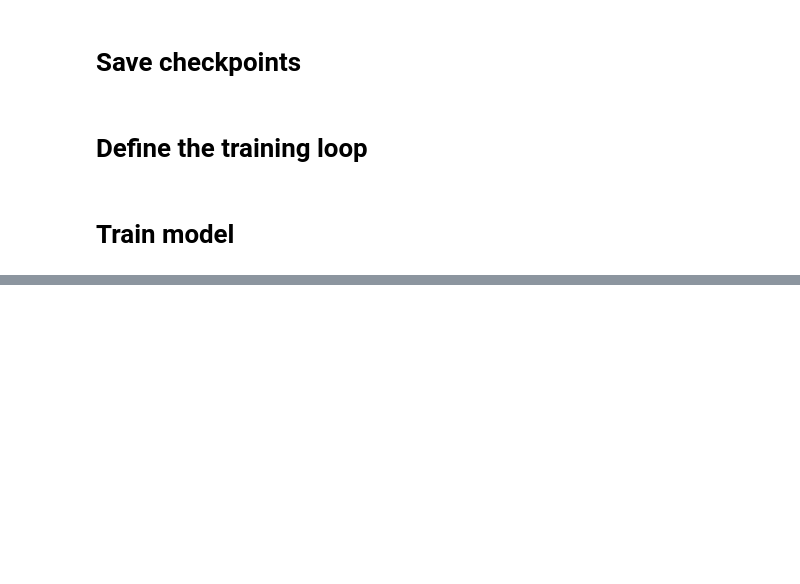
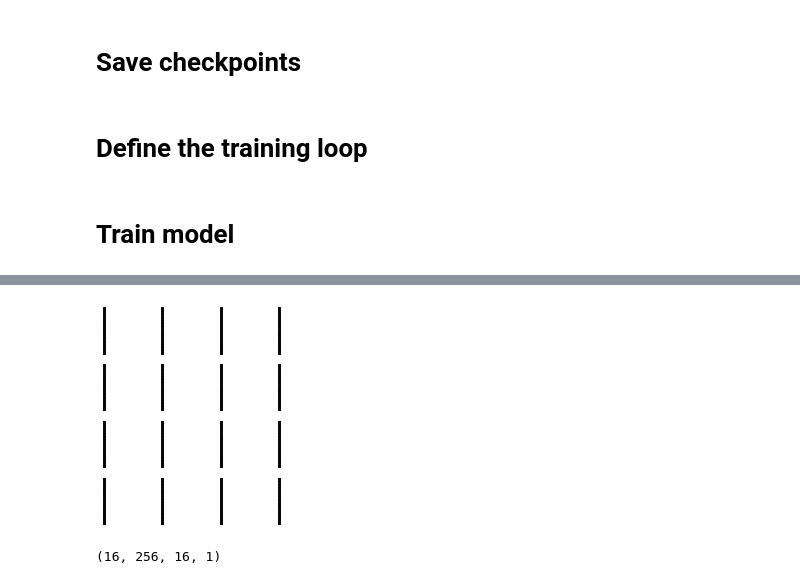
Before and after one commit to MrCogito/Spectrogram-Generator, a Jupyter notebook: Model.ipynb, the cells around one changed output, grey strips where cells are left out. Drawn from its saved outputs; the diff is of its cells as text; code cells hidden in the pictures; blank space fills up the shorter version.

Commit message:
256x16 working model

```diff
--- a/Model.ipynb
+++ b/Model.ipynb
@@ -68,8 +88,8 @@ def make_generator_model():
 
     model.add(layers.Conv2D(1, kernel_size=5, padding="same", activation="sigmoid"))
     print(model.output_shape)
-    #model.add(layers.Reshape((256,16,1)))
-    #print(model.output_shape)
+    model.add(layers.Reshape((256,16,1)))
+    print(model.output_shape)
     return model
 # %%
 generator = make_generator_model()
@@ -221,6 +259,8 @@ def generate_and_save_images(model, epoch, test_input):
 
   plt.savefig('image_at_epoch_{:04d}.png'.format(epoch))
   plt.show()
+  np.save("/content/gdrive/MyDrive/Inzynierka/Data/wynik_11", predictions)
+  print(predictions.shape)
 # %% [markdown]
 # Train model
 # %%
@@ -227,0 +274,5 @@ train(train_dataset, EPOCHS)
+# %%
+generate_and_save_images(generator, 60, seed)
+# %% [output]
+[figure, added]
+(16, 256, 16, 1)
```
Also changed, not shown: parts of 16 cells of this notebook.
